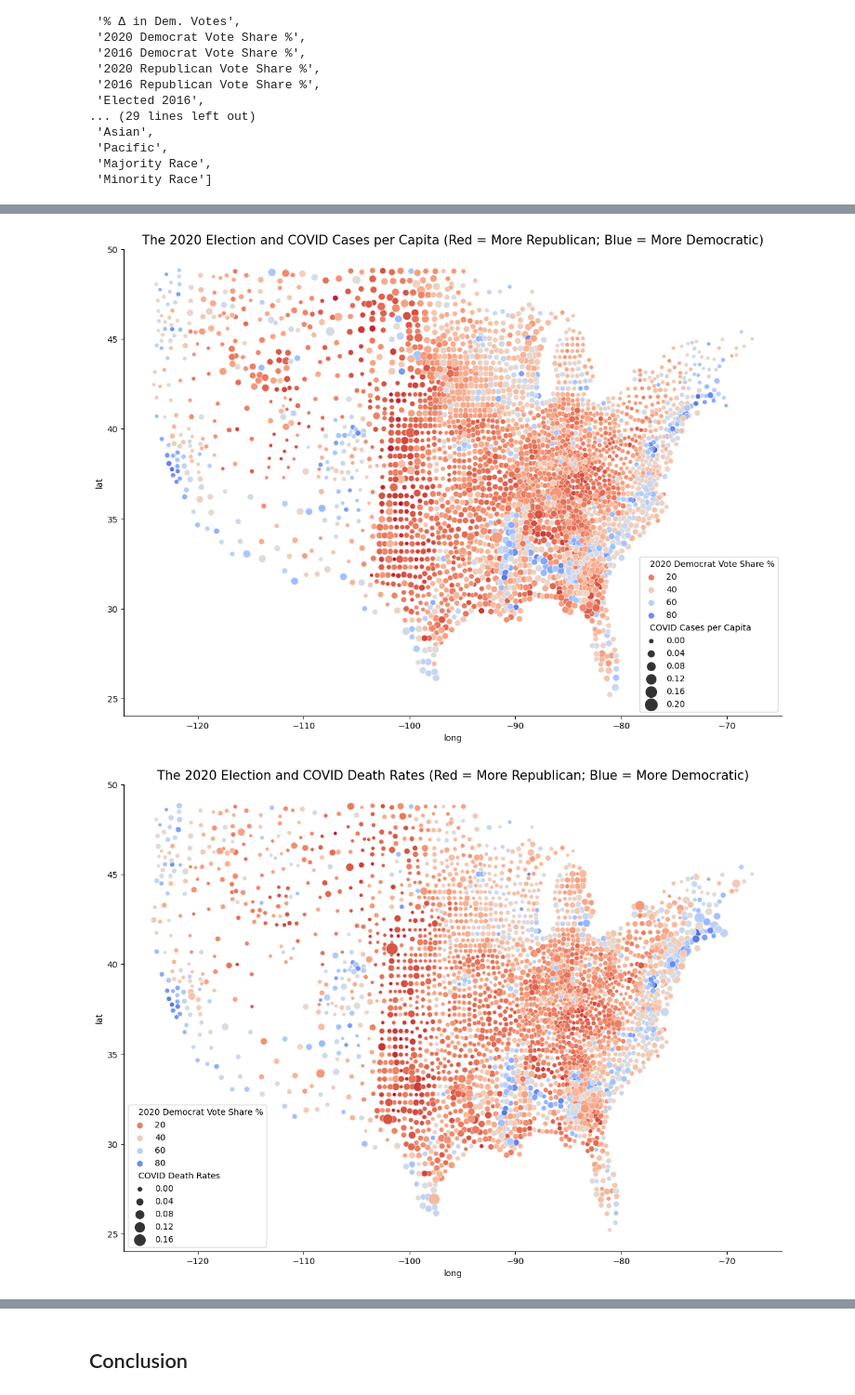
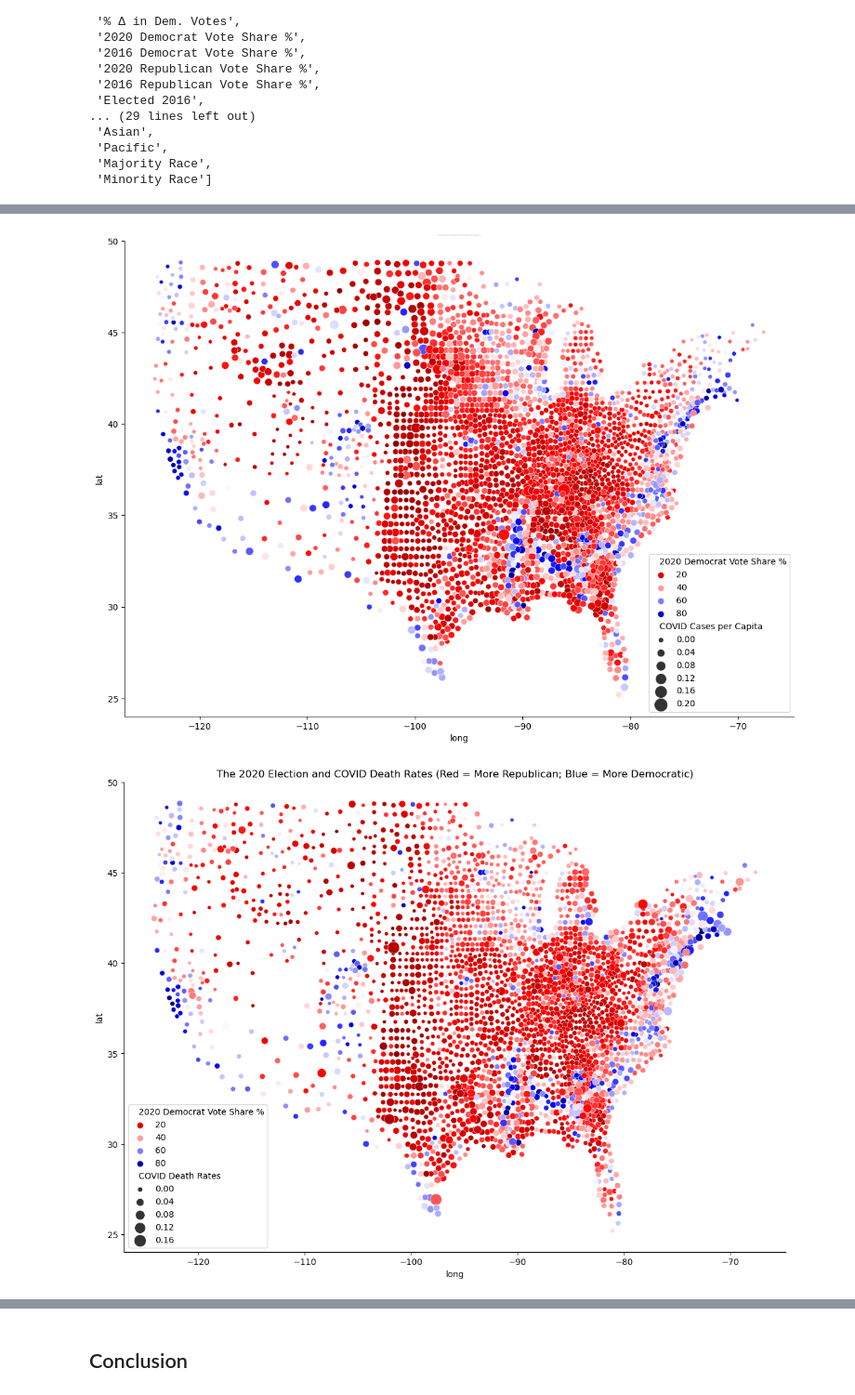
Before and after one commit to anoornazri/225-Project-1, a Jupyter notebook: Project 1.ipynb, the cells around one changed output, grey strips where cells are left out. Shown at 93% size. Cells and saved outputs as stored; diff of their text form; code cells hidden in the pictures.

Commit message:
added more graphs

```diff
--- a/Project 1.ipynb
+++ b/Project 1.ipynb
@@ -137,8 +139,8 @@ county_new = county_new.rename(columns={"FamilyWork": '% in Family Work'})
 county_new = county_new.rename(columns={"IncomePerCap": 'Income Per Capita'})
 county_new = county_new.rename(columns={"Poverty": 'Poverty Rate'})
 county_new = county_new.rename(columns={"county": 'County'})
-county_new = county_new.rename(columns={"cases": 'Cases'})
-county_new = county_new.rename(columns={"deaths": 'Deaths'})
+county_new = county_new.rename(columns={"cases": 'COVID Cases'})
+county_new = county_new.rename(columns={"deaths": 'COVID Deaths'})
 county_new = county_new.rename(columns={"state": 'State'})
 county_new.reset_index(drop=True, inplace=True)
 county_new
@@ -406,18 +504,18 @@ fig.show()
 # %%
 df_mainland = county_new[~county_new["State"].isin(["AK", "HI"])]
 
 plt.figure(figsize = (14,10))
 sns.scatterplot(data = df_mainland, x = "long", y = "lat", hue = '2020 Democrat Vote Share %', size = 'COVID Cases per Capita',
-                sizes = (20, 200), size_norm = (0, 0.20), hue_norm = (3.10,94.0), palette = "coolwarm_r")
-plt.title("The 2020 Election and COVID Cases per Capita (Red = More Republican; Blue = More Democratic)", fontsize=15);
+                sizes = (20, 200), size_norm = (0, 0.20), hue_norm = (3.10,94.0), palette = "seismic_r")
+plt.title("The 2020 Election and COVID Cases per Capita (Red = More Republican; Blue = More Democratic)", fontsize=1);
 sns.despine()
 
 
 plt.figure(figsize = (14,10))
 sns.scatterplot(data = df_mainland, x = "long", y = "lat", hue = '2020 Democrat Vote Share %', size = 'COVID Death Rates',
-                sizes = (20, 200), size_norm = (0, 0.20), hue_norm = (3.10,94.0), palette = "coolwarm_r")
-plt.title("The 2020 Election and COVID Death Rates (Red = More Republican; Blue = More Democratic)", fontsize=15);
+                sizes = (20, 200), size_norm = (0, 0.20), hue_norm = (3.10,94.0), palette = "seismic_r")
+plt.title("The 2020 Election and COVID Death Rates (Red = More Republican; Blue = More Democratic)");
 sns.despine()
 # %% [output]
-[figure, old version]
+[figure, new version]
-[figure, old version]
+[figure, new version]
```
Also changed, not shown: parts of 19 cells of this notebook.
